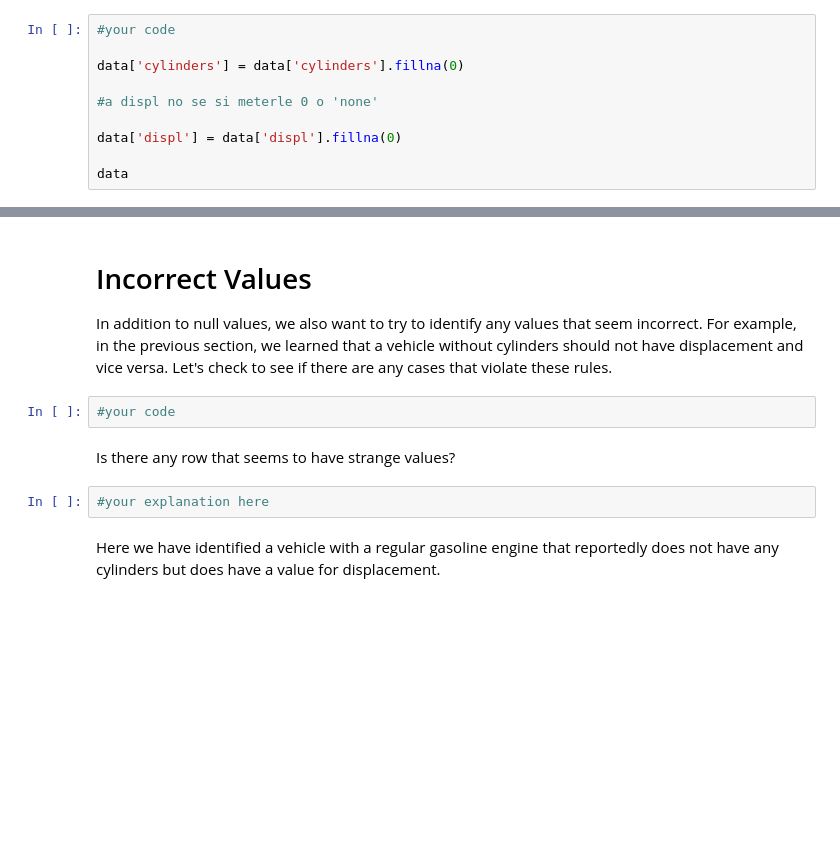
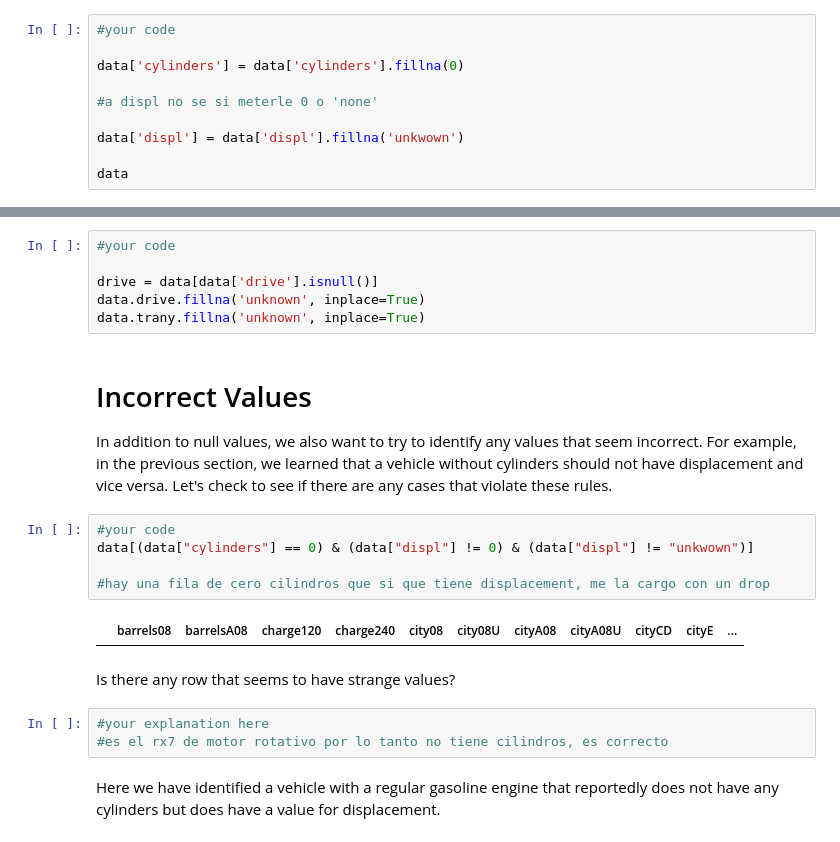
Before and after one commit to Ironhack-Data-Madrid-Abril-2023/2.4-lab_data_cleaning, a Jupyter notebook: your-code/main.ipynb, the cells around one changed output, grey strips where cells are left out. Drawn from its saved outputs; the diff is of its cells as text; blank space fills up the shorter version.

```diff
--- a/your-code/main.ipynb
+++ b/your-code/main.ipynb
@@ -183,7 +183,7 @@ data['cylinders'] = data['cylinders'].fillna(0)
 
 #a displ no se si meterle 0 o 'none'
 
-data['displ'] = data['displ'].fillna(0)
+data['displ'] = data['displ'].fillna('unkwown')
 
 data
 # %% [output]
@@ -208,13 +206,25 @@ Now that we have filled in those null values, there are only two columns in the
+# %%
+#your code
+
+drive = data[data['drive'].isnull()]
+data.drive.fillna('unknown', inplace=True)
+data.trany.fillna('unknown', inplace=True)
 # %% [markdown]
 # Incorrect Values
 
 In addition to null values, we also want to try to identify any values that seem incorrect. For example, in the previous section, we learned that a vehicle without cylinders should not have displacement and vice versa. Let's check to see if there are any cases that violate these rules.
-# %%
-#your code
+# %%
+#your code
+data[(data["cylinders"] == 0) & (data["displ"] != 0) & (data["displ"] != "unkwown")]
+
+#hay una fila de cero cilindros que si que tiene displacement, me la cargo con un drop
+# %% [output]
+|  | barrels08 | barrelsA08 | charge120 | charge240 | city08 | city08U | cityA08 | cityA08U | cityCD | cityE | ... |
 # %% [markdown]
 Is there any row that seems to have strange values?
-# %%
-#your explanation here
+# %%
+#your explanation here
+#es el rx7 de motor rotativo por lo tanto no tiene cilindros, es correcto
 # %% [markdown]
 Here we have identified a vehicle with a regular gasoline engine that reportedly does not have any cylinders but does have a value for displacement.
 # %% [markdown]
```
Also changed, not shown: parts of 9 cells of this notebook.
